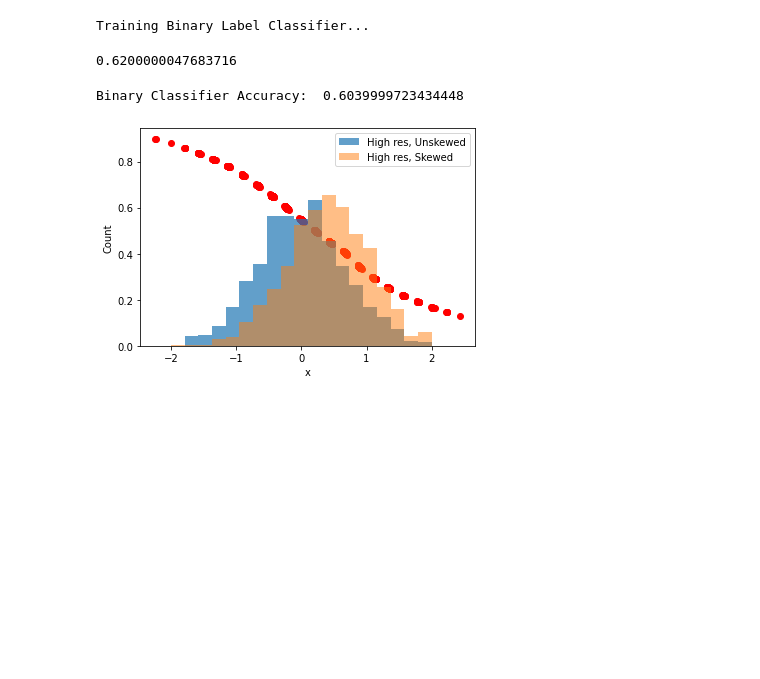
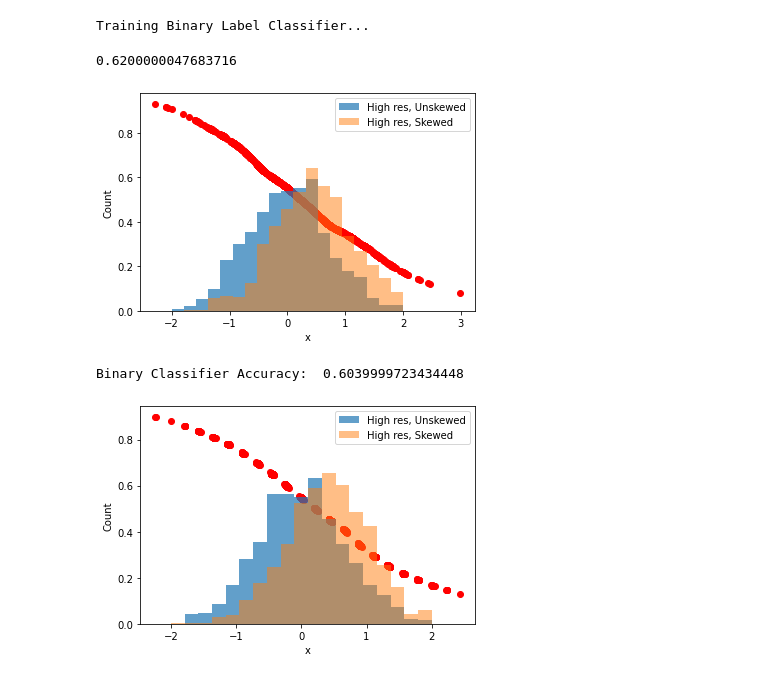
Before and after one commit to jtamanas/FNF4HEP, a Jupyter notebook: galton.ipynb, the cells around one changed output. Drawn from its saved outputs; the diff is of its cells as text; code cells hidden in the pictures; blank space fills up the shorter version.

```diff
--- a/galton.ipynb
+++ b/galton.ipynb
@@ -265,6 +265,17 @@ Training Binary Label Classifier...
 label_classifier.accuracy(data_test,labels_test)
 # %% [output]
 0.6200000047683716
+# %%
+plt.hist(np.array(data_test[labels_test==1]),bins=np.linspace(-2,2,20), alpha=0.7, label="High res, Unskewed", density=True)
+plt.hist(np.array(data_test[labels_test==0]),bins=np.linspace(-2,2,20), alpha=0.5, label="High res, Skewed", density=True)
+plt.xlabel("x")
+plt.ylabel("Count")
+plt.legend()
+plt.scatter(data_test.detach().numpy(), label_classifier.forward(data_test).sigmoid().detach().numpy(), color='red') #Sigmoid for density comparison
+
+plt.show()
+# %% [output]
+[figure, added]
 # %%
 classifier = BinaryClassifier(1)
 optimizer = torch.optim.AdamW(classifier.parameters(), lr=1e-4, weight_decay=1e-4)
```
Also changed, not shown: 4 other files.
